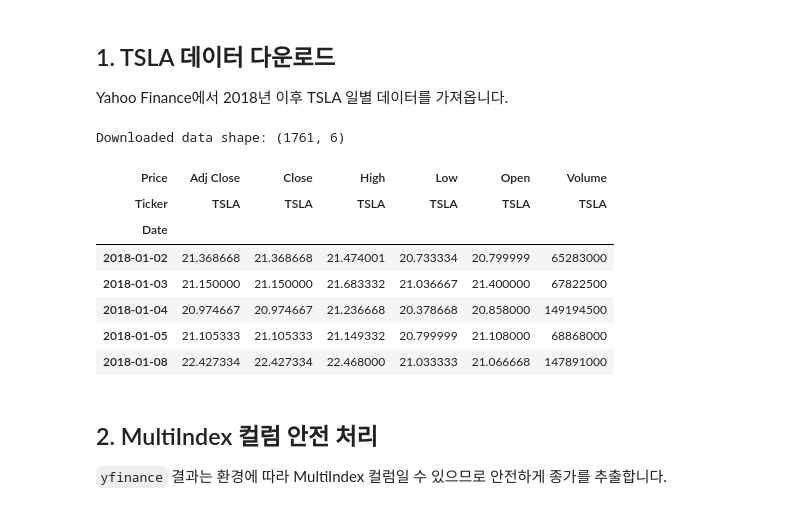
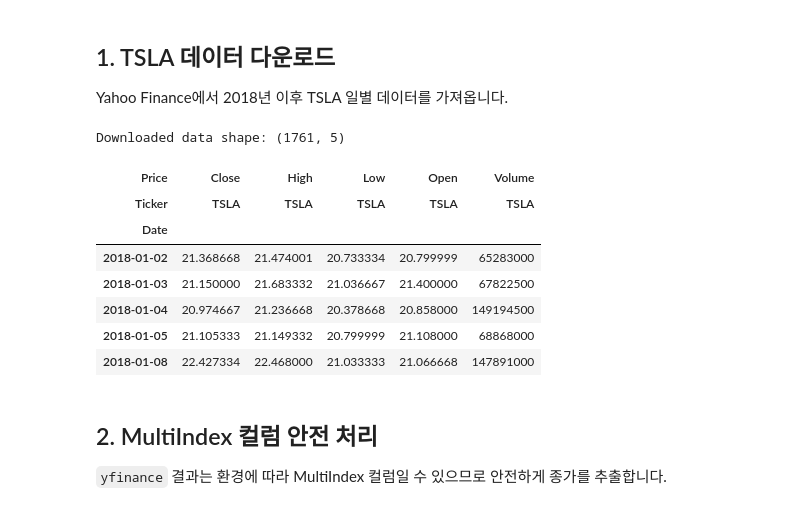
Before and after one commit to nhjung-phd/TimeSeriesAnalysis, a Jupyter notebook: notebooks/41_Backtest_Performance_Metrics.ipynb, the cells around one changed output. Drawn from its saved outputs; the diff is of its cells as text; code cells hidden in the pictures.

```diff
--- a/notebooks/41_Backtest_Performance_Metrics.ipynb
+++ b/notebooks/41_Backtest_Performance_Metrics.ipynb
@@ -57,26 +44,29 @@ Libraries loaded successfully.
 ## 1. TSLA 데이터 다운로드
 Yahoo Finance에서 2018년 이후 TSLA 일별 데이터를 가져옵니다.
 # %%
-# 2. TSLA 데이터 다운로드
-
+# 2. TSLA 수정주가 다운로드 (배당·분할 보정)
 ticker = "TSLA"
 start_date = "2018-01-01"
-end_date = "2025-01-01"
+end_date = "2025-01-01"  # 종료일 미포함: 2024년 말까지
 
-df = yf.download(ticker, start=start_date, end=end_date, auto_adjust=False, progress=False)
-
+# auto_adjust=True: 수정 종가(Close)를 사용하여 분할의 기계적 수익률 왜곡을 방지
+# 가격 데이터의 통화/거래소 및 기업행동 반영 방식은 별도 확인 필요
+df = yf.download(ticker, start=start_date, end=end_date,
+                 auto_adjust=True, progress=False)
+if df.empty:
+    raise ValueError("TSLA 데이터가 비어 있습니다. 네트워크·티커·날짜를 확인하세요.")
 print("Downloaded data shape:", df.shape)
 display(df.head())
 # %% [output]
-Downloaded data shape: (1761, 6)
+Downloaded data shape: (1761, 5)
-| Price | Adj Close | Close | High | Low | Open | Volume |
-| Ticker | TSLA | TSLA | TSLA | TSLA | TSLA | TSLA |
-| Date |  |  |  |  |  |  |
-| 2018-01-02 | 21.368668 | 21.368668 | 21.474001 | 20.733334 | 20.799999 | 65283000 |
-| 2018-01-03 | 21.150000 | 21.150000 | 21.683332 | 21.036667 | 21.400000 | 67822500 |
-| 2018-01-04 | 20.974667 | 20.974667 | 21.236668 | 20.378668 | 20.858000 | 149194500 |
-| 2018-01-05 | 21.105333 | 21.105333 | 21.149332 | 20.799999 | 21.108000 | 68868000 |
-| 2018-01-08 | 22.427334 | 22.427334 | 22.468000 | 21.033333 | 21.066668 | 147891000 |
+| Price | Close | High | Low | Open | Volume |
+| Ticker | TSLA | TSLA | TSLA | TSLA | TSLA |
+| Date |  |  |  |  |  |
+| 2018-01-02 | 21.368668 | 21.474001 | 20.733334 | 20.799999 | 65283000 |
+| 2018-01-03 | 21.150000 | 21.683332 | 21.036667 | 21.400000 | 67822500 |
+| 2018-01-04 | 20.974667 | 21.236668 | 20.378668 | 20.858000 | 149194500 |
+| 2018-01-05 | 21.105333 | 21.149332 | 20.799999 | 21.108000 | 68868000 |
+| 2018-01-08 | 22.427334 | 22.468000 | 21.033333 | 21.066668 | 147891000 |
 # %% [markdown]
 ## 2. MultiIndex 컬럼 안전 처리
 `yfinance` 결과는 환경에 따라 MultiIndex 컬럼일 수 있으므로 안전하게 종가를 추출합니다.
```
Also changed, not shown: parts of 37 cells of this notebook.
